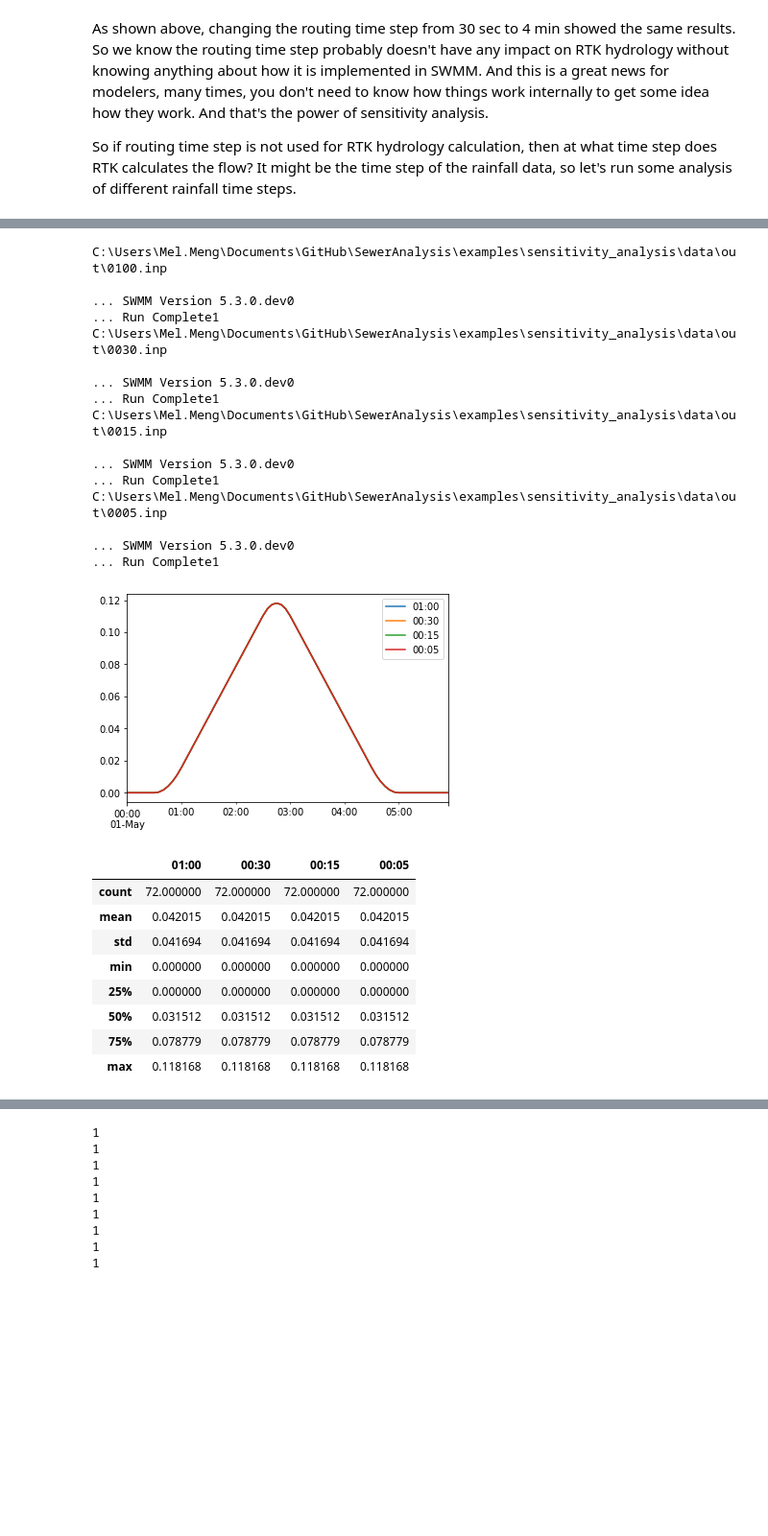
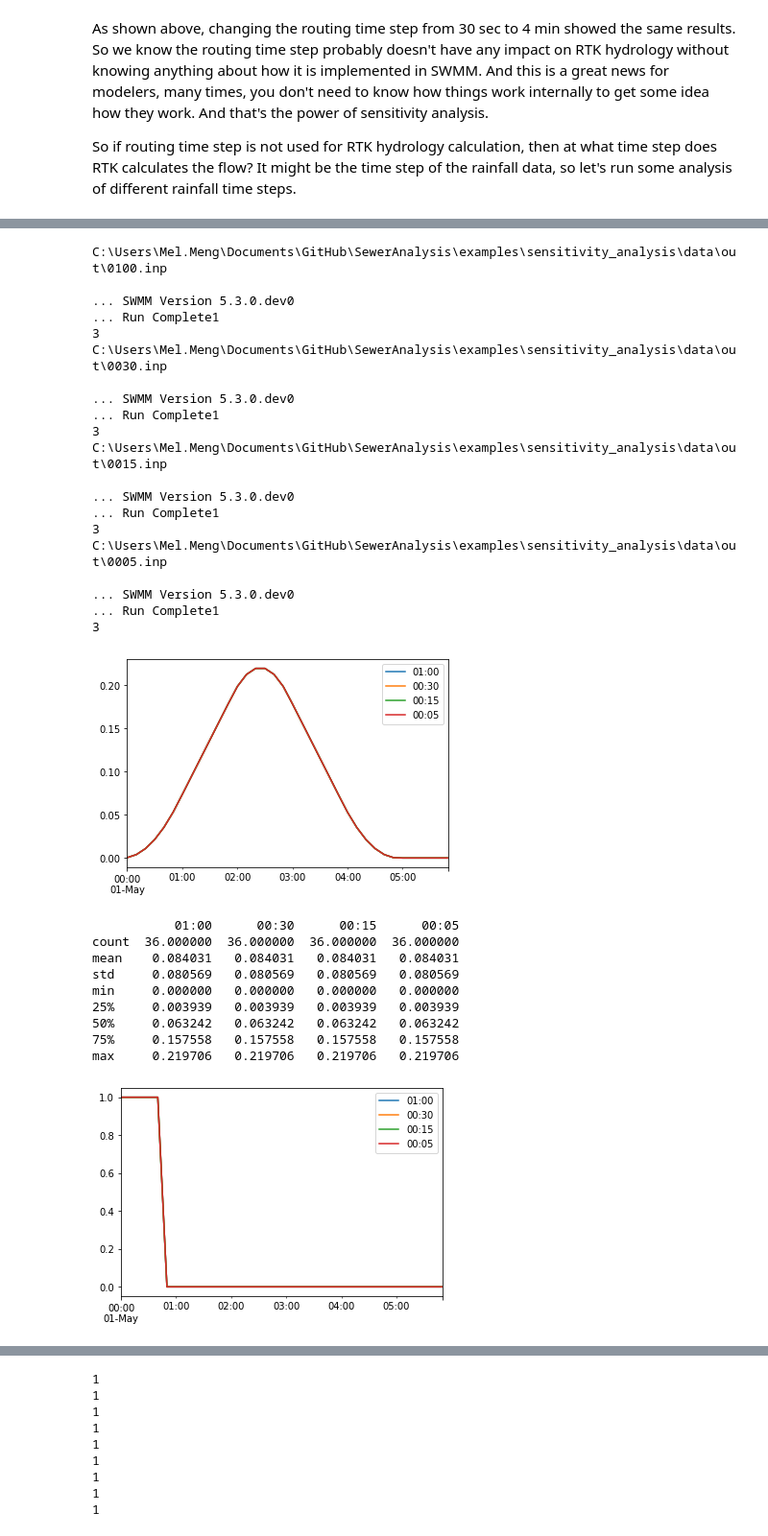
Before and after one commit to mel-meng/SewerAnalysis, a Jupyter notebook: examples/sensitivity_analysis/sensitivity_analysis.ipynb, the cells around one changed output, grey strips where cells are left out. Shown: that part at 96% size. Cells and saved outputs as stored; diff of their text form; code cells hidden in the pictures; blank space fills up the shorter version.

```diff
--- a/examples/sensitivity_analysis/sensitivity_analysis.ipynb
+++ b/examples/sensitivity_analysis/sensitivity_analysis.ipynb
@@ -159,7 +186,7 @@ tmp_name = 'rtk_routing_step.inp'
 
 dfs = None
 
-for i in ['00:00:30', '00:01:00', '00:02:00', '00:03:00', '00:04:00']: #, '00:05:00', '00:30:00', '00:60:00']:
+for i in ['00:00:05', '00:01:00', '00:02:00', '00:03:00', '00:04:00', '00:05:00']: #, '00:30:00', '00:60:00']:
     out_inp = r'C:\Users\Mel.Meng\Documents\GitHub\SewerAnalysis\examples\sensitivity_analysis\data\out\r%s.inp' % (i.replace(':', ''))
     out_path = r'C:\Users\Mel.Meng\Documents\GitHub\SewerAnalysis\examples\sensitivity_analysis\data\out\r%s.out' % (i.replace(':', ''))
     print(out_inp)
@@ -268,8 +294,9 @@ rainfall_5min = [['00:00', 1],
 
 
 tmp_folder = r'C:\Users\Mel.Meng\Documents\GitHub\SewerAnalysis\examples\sensitivity_analysis\data\tmp'
-tmp_name = 'rtk_rainfall.inp'
+tmp_name = 'rtk_with_rainfall.inp'
 dfs = None
+rainfalls = None
 for rf_name, rainfall in zip(['01:00', '00:30', '00:15', '00:05'], [rainfall_1hr, rainfall_30min, rainfall_15min, rainfall_5min]):
     out_inp = r'C:\Users\Mel.Meng\Documents\GitHub\SewerAnalysis\examples\sensitivity_analysis\data\out\%s.inp' % rf_name.replace(':', '')
     out_path = r'C:\Users\Mel.Meng\Documents\GitHub\SewerAnalysis\examples\sensitivity_analysis\data\out\%s.out' % rf_name.replace(':', '')
@@ -278,41 +305,60 @@ for rf_name, rainfall in zip(['01:00', '00:30', '00:15', '00:05'], [rainfall_1hr
     render_input(tmp_folder,tmp_name,  data, out_inp)
     run(out_inp)
     df = extract_flow(out_path, node_index=0)
     if dfs is None:
         df[rf_name] = df['total_flow']
         dfs = df.loc[:, [rf_name]].copy()
 
     else:
         dfs[rf_name] = df['total_flow']
 
+    df_rain = extract_rainfall(out_path)
+    if rainfalls is None:
+        df_rain[rf_name] = df_rain['rainfall']
+        rainfalls = df_rain.loc[:, [rf_name]].copy()
+    else:
+        rainfalls[rf_name] = df_rain['rainfall']
+
+
 dfs.plot()
 
 plt.show()
-dfs.describe()
+print(dfs.describe())
+
+
+rainfalls.plot()
+
+plt.show()
+print(rainfalls.describe())
 # %% [output]
 C:\Users\Mel.Meng\Documents\GitHub\SewerAnalysis\examples\sensitivity_analysis\data\out\0100.inp
 
 ... SWMM Version 5.3.0.dev0
 ... Run Complete1
+3
 C:\Users\Mel.Meng\Documents\GitHub\SewerAnalysis\examples\sensitivity_analysis\data\out\0030.inp
 
 ... SWMM Version 5.3.0.dev0
 ... Run Complete1
+3
 C:\Users\Mel.Meng\Documents\GitHub\SewerAnalysis\examples\sensitivity_analysis\data\out\0015.inp
 
 ... SWMM Version 5.3.0.dev0
 ... Run Complete1
+3
 C:\Users\Mel.Meng\Documents\GitHub\SewerAnalysis\examples\sensitivity_analysis\data\out\0005.inp
 
 ... SWMM Version 5.3.0.dev0
 ... Run Complete1
+3
-[figure, old version]
+[figure, new version]
-|  | 01:00 | 00:30 | 00:15 | 00:05 |
-| count | 72.000000 | 72.000000 | 72.000000 | 72.000000 |
-| mean | 0.042015 | 0.042015 | 0.042015 | 0.042015 |
-| std | 0.041694 | 0.041694 | 0.041694 | 0.041694 |
-| min | 0.000000 | 0.000000 | 0.000000 | 0.000000 |
-| 25% | 0.000000 | 0.000000 | 0.000000 | 0.000000 |
-| 50% | 0.031512 | 0.031512 | 0.031512 | 0.031512 |
-| 75% | 0.078779 | 0.078779 | 0.078779 | 0.078779 |
-| max | 0.118168 | 0.118168 | 0.118168 | 0.118168 |
+           01:00      00:30      00:15      00:05
+count  36.000000  36.000000  36.000000  36.000000
+mean    0.084031   0.084031   0.084031   0.084031
+std     0.080569   0.080569   0.080569   0.080569
+min     0.000000   0.000000   0.000000   0.000000
+25%     0.003939   0.003939   0.003939   0.003939
+50%     0.063242   0.063242   0.063242   0.063242
+75%     0.157558   0.157558   0.157558   0.157558
+max     0.219706   0.219706   0.219706   0.219706
+[figure, added]
```
Also changed, not shown: parts of 7 cells of this notebook, 2 other files.
